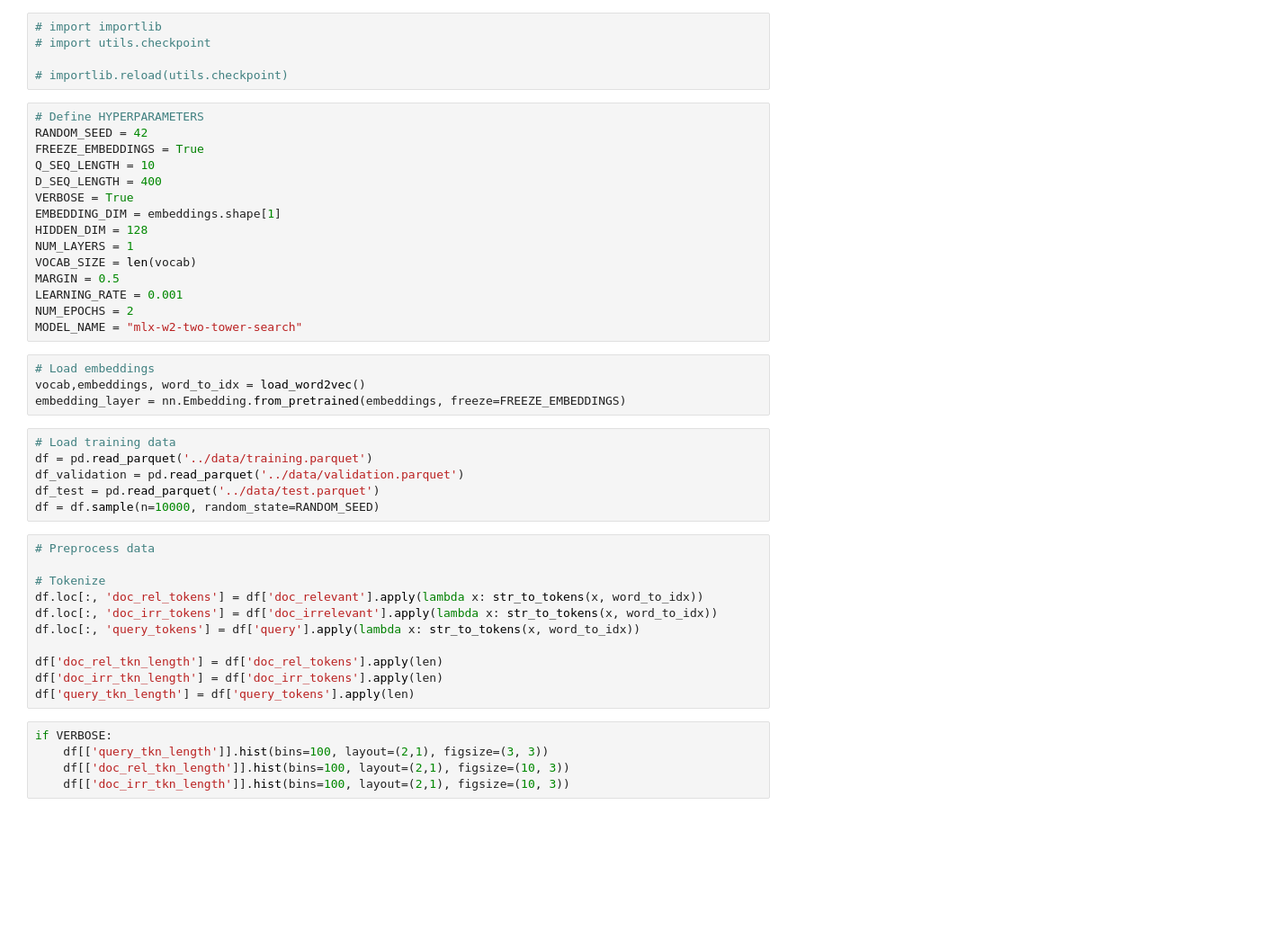
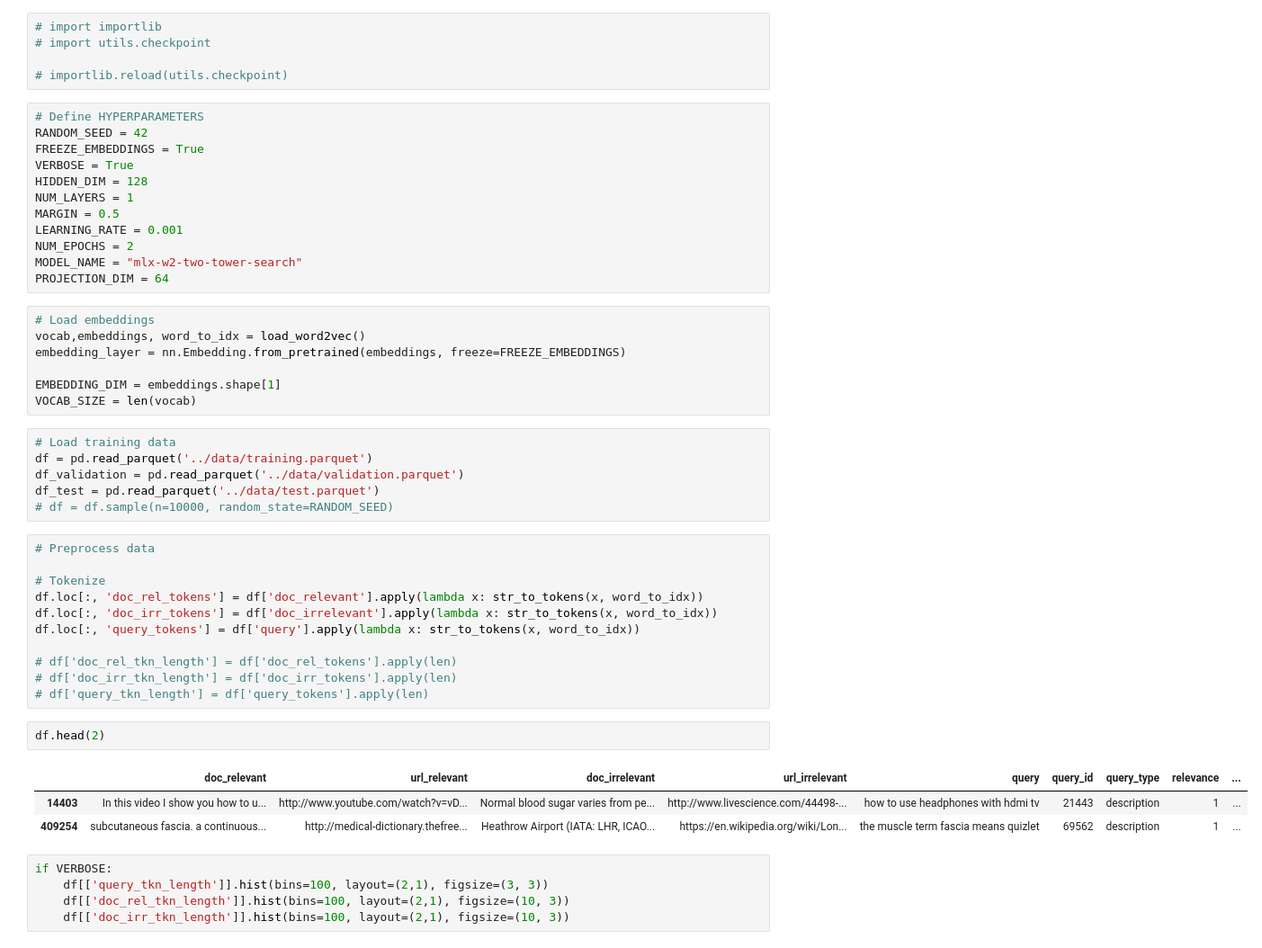
Before and after one commit to johnx25bd/mlx-two-tower-search, a Jupyter notebook: src/models/TwoTowerEncoder.ipynb, the cells around one changed output. Shown at 90% size. Saved outputs shown, nothing was run; the diff lists cells and outputs as text; blank space fills up the shorter version.

```diff
--- a/src/models/TwoTowerEncoder.ipynb
+++ b/src/models/TwoTowerEncoder.ipynb
@@ -45,27 +45,27 @@ from core import DocumentDataset, TwoTowerModel, loss_fn
 # Define HYPERPARAMETERS
 RANDOM_SEED = 42
 FREEZE_EMBEDDINGS = True
-Q_SEQ_LENGTH = 10
-D_SEQ_LENGTH = 400
 VERBOSE = True
-EMBEDDING_DIM = embeddings.shape[1]
 HIDDEN_DIM = 128
 NUM_LAYERS = 1
-VOCAB_SIZE = len(vocab)
 MARGIN = 0.5
 LEARNING_RATE = 0.001
 NUM_EPOCHS = 2
 MODEL_NAME = "mlx-w2-two-tower-search"
+PROJECTION_DIM = 64
 # %%
 # Load embeddings
 vocab,embeddings, word_to_idx = load_word2vec()
 embedding_layer = nn.Embedding.from_pretrained(embeddings, freeze=FREEZE_EMBEDDINGS)
+
+EMBEDDING_DIM = embeddings.shape[1]
+VOCAB_SIZE = len(vocab)
 # %%
 # Load training data
 df = pd.read_parquet('../data/training.parquet')
 df_validation = pd.read_parquet('../data/validation.parquet')
 df_test = pd.read_parquet('../data/test.parquet')
-df = df.sample(n=10000, random_state=RANDOM_SEED)
+# df = df.sample(n=10000, random_state=RANDOM_SEED)
 # %%
 # Preprocess data
 
@@ -74,9 +74,15 @@ df.loc[:, 'doc_rel_tokens'] = df['doc_relevant'].apply(lambda x: str_to_tokens(x
 df.loc[:, 'doc_irr_tokens'] = df['doc_irrelevant'].apply(lambda x: str_to_tokens(x, word_to_idx))
 df.loc[:, 'query_tokens'] = df['query'].apply(lambda x: str_to_tokens(x, word_to_idx))
 
-df['doc_rel_tkn_length'] = df['doc_rel_tokens'].apply(len)
-df['doc_irr_tkn_length'] = df['doc_irr_tokens'].apply(len)
-df['query_tkn_length'] = df['query_tokens'].apply(len)
+# df['doc_rel_tkn_length'] = df['doc_rel_tokens'].apply(len)
+# df['doc_irr_tkn_length'] = df['doc_irr_tokens'].apply(len)
+# df['query_tkn_length'] = df['query_tokens'].apply(len)
+# %%
+df.head(2)
+# %% [output]
+|  | doc_relevant | url_relevant | doc_irrelevant | url_irrelevant | query | query_id | query_type | relevance | ... |
+| 14403 | In this video I show you how to u... | http://www.youtube.com/watch?v=vD... | Normal blood sugar varies from pe... | http://www.livescience.com/44498-... | how to use headphones with hdmi tv | 21443 | description | 1 | ... |
+| 409254 | subcutaneous fascia. a continuous... | http://medical-dictionary.thefree... | Heathrow Airport (IATA: LHR, ICAO... | https://en.wikipedia.org/wiki/Lon... | the muscle term fascia means quizlet | 69562 | description | 1 | ... |
 # %%
 if VERBOSE:
     df[['query_tkn_length']].hist(bins=100, layout=(2,1), figsize=(3, 3))
```
Also changed, not shown: parts of 3 cells of this notebook, 2 other files.
